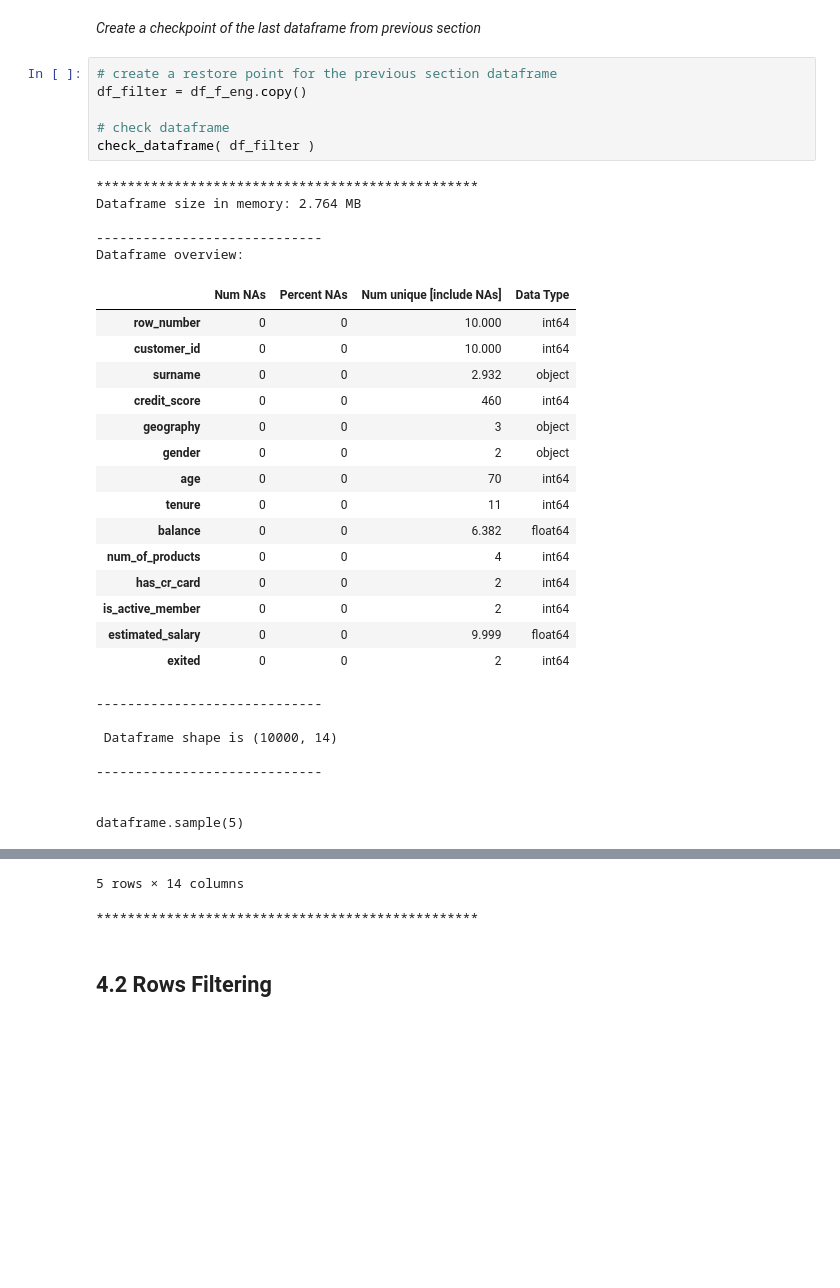
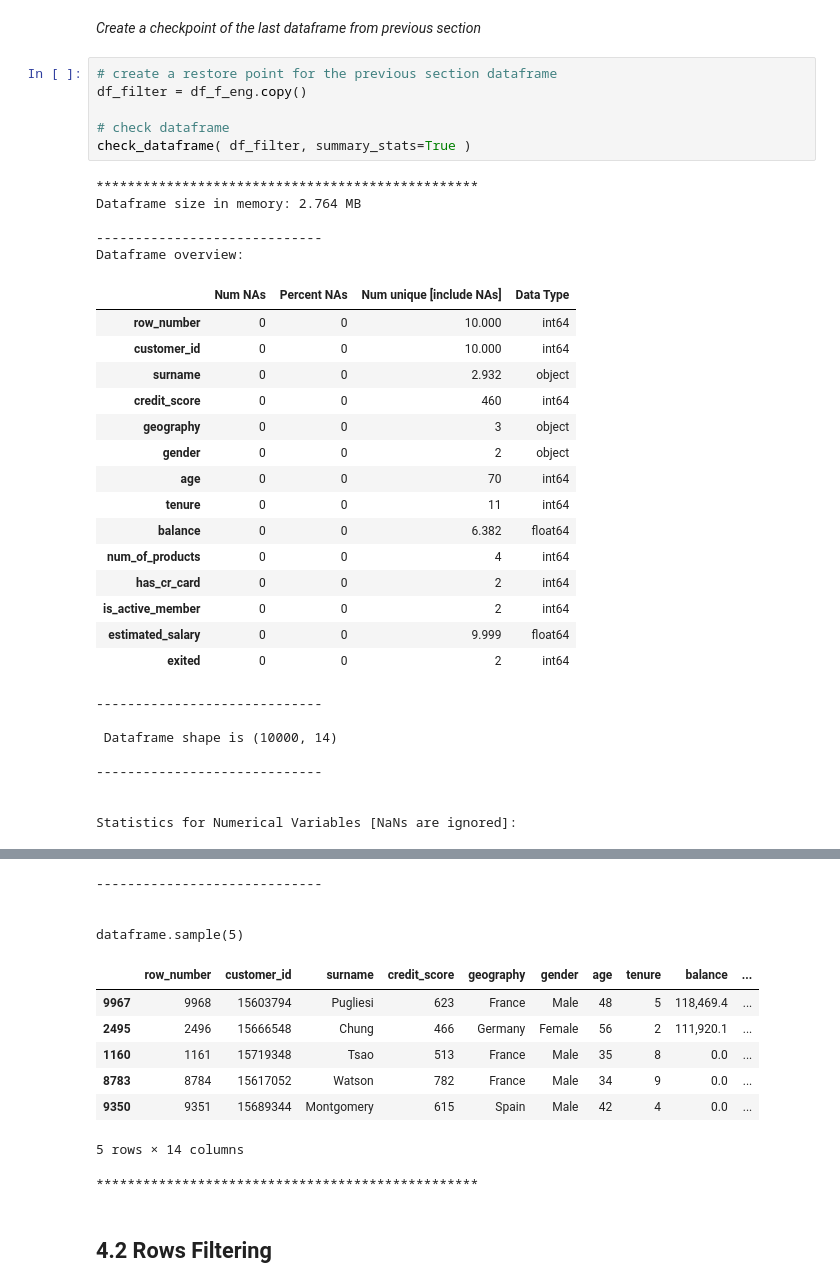
Before and after one commit to ds-gustavo-cunha/Indicium-Case, a Jupyter notebook: notebooks/0.0_gustavo-cunha_first_iteration.ipynb, the cells around one changed output, grey strips where cells are left out. Drawn from its saved outputs; the diff is of its cells as text; blank space fills up the shorter version.

```diff
--- a/notebooks/0.0_gustavo-cunha_first_iteration.ipynb
+++ b/notebooks/0.0_gustavo-cunha_first_iteration.ipynb
@@ -466,7 +450,7 @@ dataframe.sample(5)
 df_filter = df_f_eng.copy()
 
 # check dataframe
-check_dataframe( df_filter )
+check_dataframe( df_filter, summary_stats=True )
 # %% [output]
 *************************************************
 Dataframe size in memory: 2.764 MB
@@ -495,4 +479,4 @@ Dataframe overview:
 -----------------------------
 
 
-dataframe.sample(5)
+Statistics for Numerical Variables [NaNs are ignored]:
@@ -505,5 +495,15 @@ dataframe.sample(5)
-5 rows × 14 columns
+-----------------------------
+
+
+dataframe.sample(5)
+|  | row_number | customer_id | surname | credit_score | geography | gender | age | tenure | balance | ... |
+| 9967 | 9968 | 15603794 | Pugliesi | 623 | France | Male | 48 | 5 | 118,469.4 | ... |
+| 2495 | 2496 | 15666548 | Chung | 466 | Germany | Female | 56 | 2 | 111,920.1 | ... |
+| 1160 | 1161 | 15719348 | Tsao | 513 | France | Male | 35 | 8 | 0.0 | ... |
+| 8783 | 8784 | 15617052 | Watson | 782 | France | Male | 34 | 9 | 0.0 | ... |
+| 9350 | 9351 | 15689344 | Montgomery | 615 | Spain | Male | 42 | 4 | 0.0 | ... |
-*************************************************
+5 rows × 14 columns
+*************************************************
 # %% [markdown]
 ## 4.2 Rows Filtering
 # %% [markdown]
```
Also changed, not shown: parts of 9 cells of this notebook.
